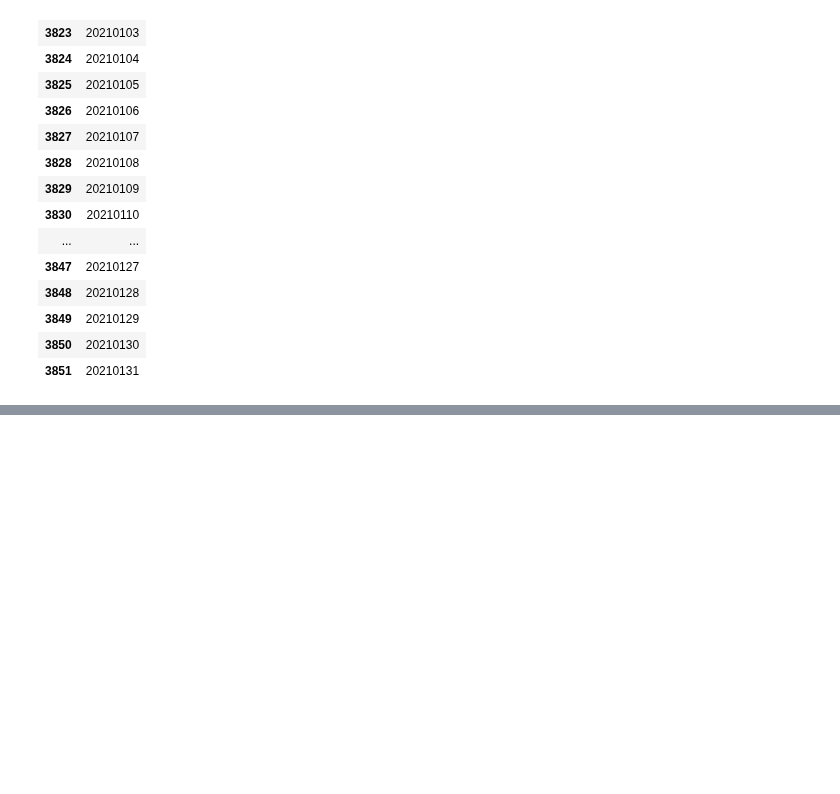
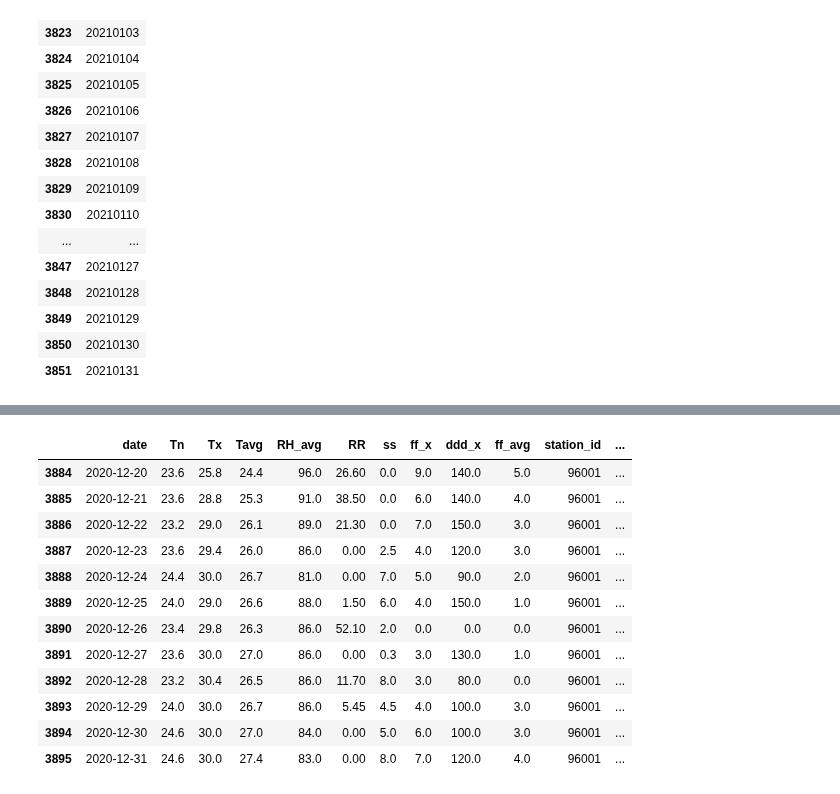
Before and after one commit to Jeongho-cho/Climate-Data-Daily-IDN, a Jupyter notebook: climate.ipynb, the cells around one changed output, grey strips where cells are left out. Cells and saved outputs as stored; diff of their text form; code cells hidden in the pictures; blank space fills up the shorter version.

```diff
--- a/climate.ipynb
+++ b/climate.ipynb
@@ -719,0 +862,16 @@ X_data_2[X_data_2['date'] >= 20210101][['date']]
+# %%
+cm_test
+# %% [output]
+|  | date | Tn | Tx | Tavg | RH_avg | RR | ss | ff_x | ddd_x | ff_avg | station_id | ... |
+| 3884 | 2020-12-20 | 23.6 | 25.8 | 24.4 | 96.0 | 26.60 | 0.0 | 9.0 | 140.0 | 5.0 | 96001 | ... |
+| 3885 | 2020-12-21 | 23.6 | 28.8 | 25.3 | 91.0 | 38.50 | 0.0 | 6.0 | 140.0 | 4.0 | 96001 | ... |
+| 3886 | 2020-12-22 | 23.2 | 29.0 | 26.1 | 89.0 | 21.30 | 0.0 | 7.0 | 150.0 | 3.0 | 96001 | ... |
+| 3887 | 2020-12-23 | 23.6 | 29.4 | 26.0 | 86.0 | 0.00 | 2.5 | 4.0 | 120.0 | 3.0 | 96001 | ... |
+| 3888 | 2020-12-24 | 24.4 | 30.0 | 26.7 | 81.0 | 0.00 | 7.0 | 5.0 | 90.0 | 2.0 | 96001 | ... |
+| 3889 | 2020-12-25 | 24.0 | 29.0 | 26.6 | 88.0 | 1.50 | 6.0 | 4.0 | 150.0 | 1.0 | 96001 | ... |
+| 3890 | 2020-12-26 | 23.4 | 29.8 | 26.3 | 86.0 | 52.10 | 2.0 | 0.0 | 0.0 | 0.0 | 96001 | ... |
+| 3891 | 2020-12-27 | 23.6 | 30.0 | 27.0 | 86.0 | 0.00 | 0.3 | 3.0 | 130.0 | 1.0 | 96001 | ... |
+| 3892 | 2020-12-28 | 23.2 | 30.4 | 26.5 | 86.0 | 11.70 | 8.0 | 3.0 | 80.0 | 0.0 | 96001 | ... |
+| 3893 | 2020-12-29 | 24.0 | 30.0 | 26.7 | 86.0 | 5.45 | 4.5 | 4.0 | 100.0 | 3.0 | 96001 | ... |
+| 3894 | 2020-12-30 | 24.6 | 30.0 | 27.0 | 84.0 | 0.00 | 5.0 | 6.0 | 100.0 | 3.0 | 96001 | ... |
+| 3895 | 2020-12-31 | 24.6 | 30.0 | 27.4 | 83.0 | 0.00 | 8.0 | 7.0 | 120.0 | 4.0 | 96001 | ... |
```
Also changed, not shown: parts of 21 cells of this notebook.
